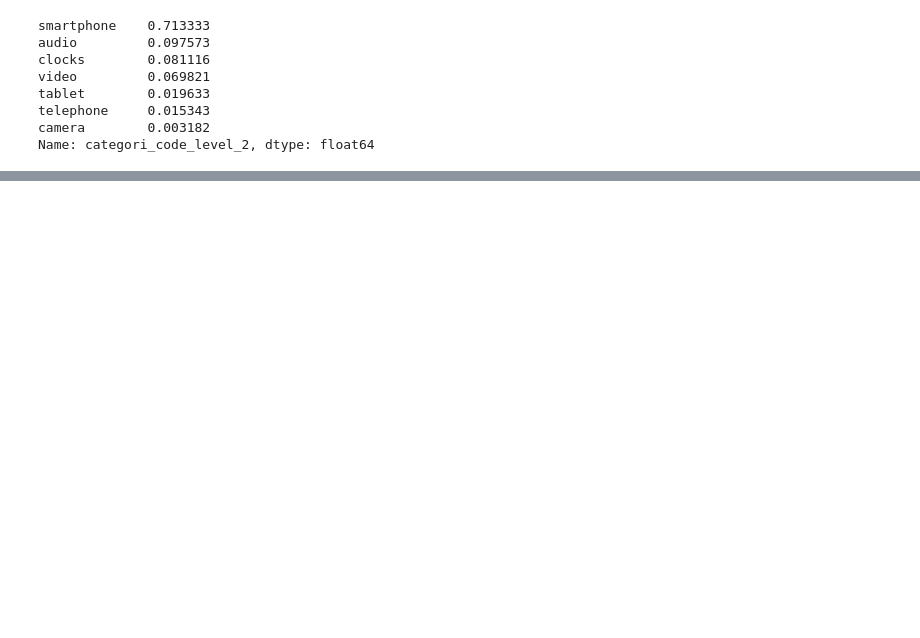
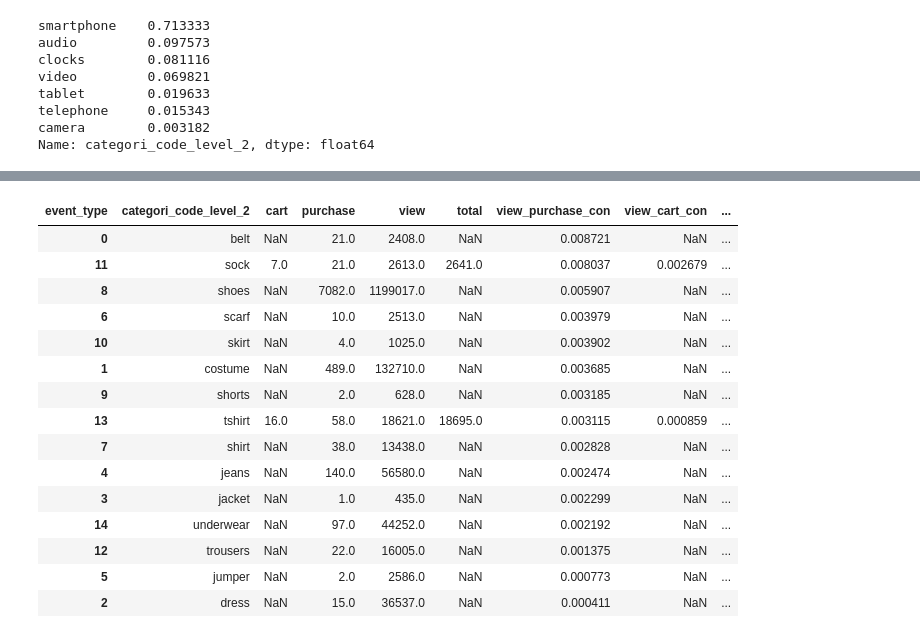
Before and after one commit to jiyoungemma/User-Log-data-analytics, a Jupyter notebook: e_commerce_analytics.ipynb, the cells around one changed output, grey strips where cells are left out. Cells and saved outputs as stored; diff of their text form; code cells hidden in the pictures; blank space fills up the shorter version.

```diff
--- a/e_commerce_analytics.ipynb
+++ b/e_commerce_analytics.ipynb
@@ -628,0 +774,24 @@ def make_visit_table(df):
+# %%
+# NaN 값이 뜨는 이유 -> 카트에 담지 않기 때문
+# 의류 분야에서는 신발 판매량이 가장 높음 -> 신발 중심의 마케팅
+# 다른 세분류는 크게 의미 없는 판매량임
+
+df_apparel_conv = make_product_conversion(df_apparel)
+df_apparel_conv.sort_values('view_purchase_con', ascending=False)
+# %% [output]
+| event_type | categori_code_level_2 | cart | purchase | view | total | view_purchase_con | view_cart_con | ... |
+| 0 | belt | NaN | 21.0 | 2408.0 | NaN | 0.008721 | NaN | ... |
+| 11 | sock | 7.0 | 21.0 | 2613.0 | 2641.0 | 0.008037 | 0.002679 | ... |
+| 8 | shoes | NaN | 7082.0 | 1199017.0 | NaN | 0.005907 | NaN | ... |
+| 6 | scarf | NaN | 10.0 | 2513.0 | NaN | 0.003979 | NaN | ... |
+| 10 | skirt | NaN | 4.0 | 1025.0 | NaN | 0.003902 | NaN | ... |
+| 1 | costume | NaN | 489.0 | 132710.0 | NaN | 0.003685 | NaN | ... |
+| 9 | shorts | NaN | 2.0 | 628.0 | NaN | 0.003185 | NaN | ... |
+| 13 | tshirt | 16.0 | 58.0 | 18621.0 | 18695.0 | 0.003115 | 0.000859 | ... |
+| 7 | shirt | NaN | 38.0 | 13438.0 | NaN | 0.002828 | NaN | ... |
+| 4 | jeans | NaN | 140.0 | 56580.0 | NaN | 0.002474 | NaN | ... |
+| 3 | jacket | NaN | 1.0 | 435.0 | NaN | 0.002299 | NaN | ... |
+| 14 | underwear | NaN | 97.0 | 44252.0 | NaN | 0.002192 | NaN | ... |
+| 12 | trousers | NaN | 22.0 | 16005.0 | NaN | 0.001375 | NaN | ... |
+| 5 | jumper | NaN | 2.0 | 2586.0 | NaN | 0.000773 | NaN | ... |
+| 2 | dress | NaN | 15.0 | 36537.0 | NaN | 0.000411 | NaN | ... |
```
Also changed, not shown: parts of 32 cells of this notebook.
